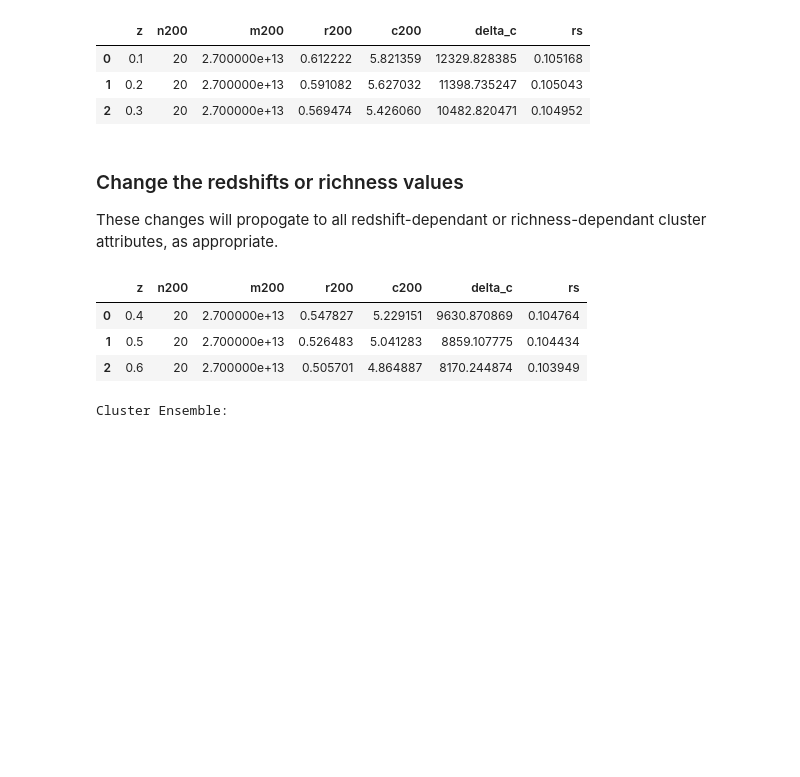
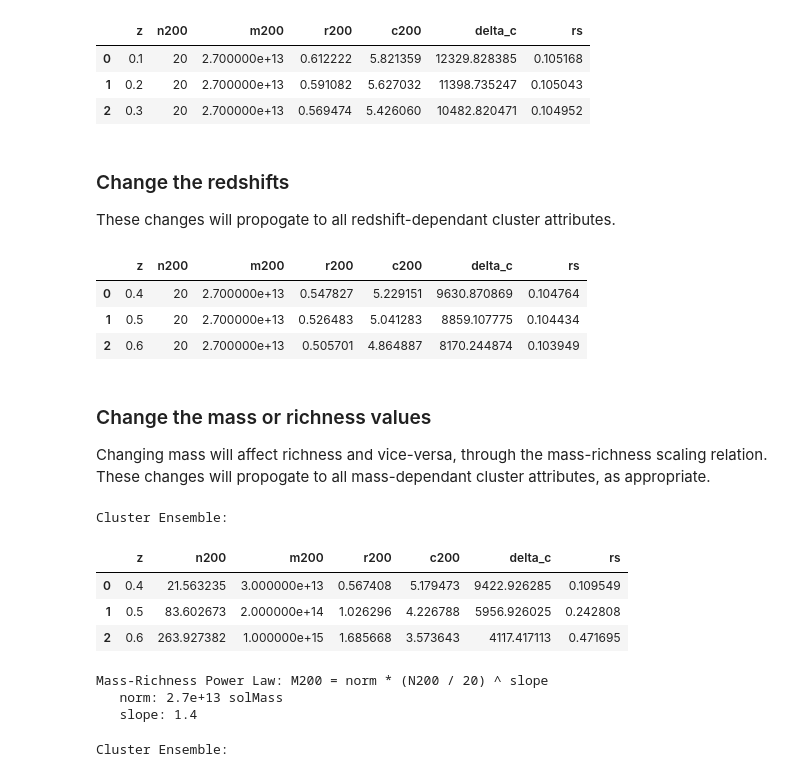
Before and after one commit to jesford/cluster-lensing, a Jupyter notebook: demo.ipynb, the cells around one changed output. Cells and saved outputs as stored; diff of their text form; code cells hidden in the pictures; blank space fills up the shorter version.

```diff
--- a/demo.ipynb
+++ b/demo.ipynb
@@ -86,8 +86,8 @@ c.dataframe
 | 1 | 0.2 | 20 | 2.700000e+13 | 0.591082 | 5.627032 | 11398.735247 | 0.105043 |
 | 2 | 0.3 | 20 | 2.700000e+13 | 0.569474 | 5.426060 | 10482.820471 | 0.104952 |
 # %% [markdown]
-### Change the redshifts or richness values
-These changes will propogate to all redshift-dependant or richness-dependant cluster attributes, as appropriate.
+### Change the redshifts
+These changes will propogate to all redshift-dependant cluster attributes.
 # %%
 c.z = np.array([0.4,0.5,0.6])
 c.dataframe
@@ -96,6 +96,21 @@ c.dataframe
 | 0 | 0.4 | 20 | 2.700000e+13 | 0.547827 | 5.229151 | 9630.870869 | 0.104764 |
 | 1 | 0.5 | 20 | 2.700000e+13 | 0.526483 | 5.041283 | 8859.107775 | 0.104434 |
 | 2 | 0.6 | 20 | 2.700000e+13 | 0.505701 | 4.864887 | 8170.244874 | 0.103949 |
+# %% [markdown]
+### Change the mass or richness values
+Changing mass will affect richness and vice-versa, through the mass-richness scaling relation. These changes will propogate to all mass-dependant cluster attributes, as appropriate.
+# %%
+c.m200 = [3e13,2e14,1e15]
+c.show()
+# %% [output]
+Cluster Ensemble:
+|  | z | n200 | m200 | r200 | c200 | delta_c | rs |
+| 0 | 0.4 | 21.563235 | 3.000000e+13 | 0.567408 | 5.179473 | 9422.926285 | 0.109549 |
+| 1 | 0.5 | 83.602673 | 2.000000e+14 | 1.026296 | 4.226788 | 5956.926025 | 0.242808 |
+| 2 | 0.6 | 263.927382 | 1.000000e+15 | 1.685668 | 3.573643 | 4117.417113 | 0.471695 |
+Mass-Richness Power Law: M200 = norm * (N200 / 20) ^ slope
+   norm: 2.7e+13 solMass
+   slope: 1.4
 # %%
 c.n200 = [20,30,40]
 c.show()
```
Also changed, not shown: parts of 13 cells of this notebook.
